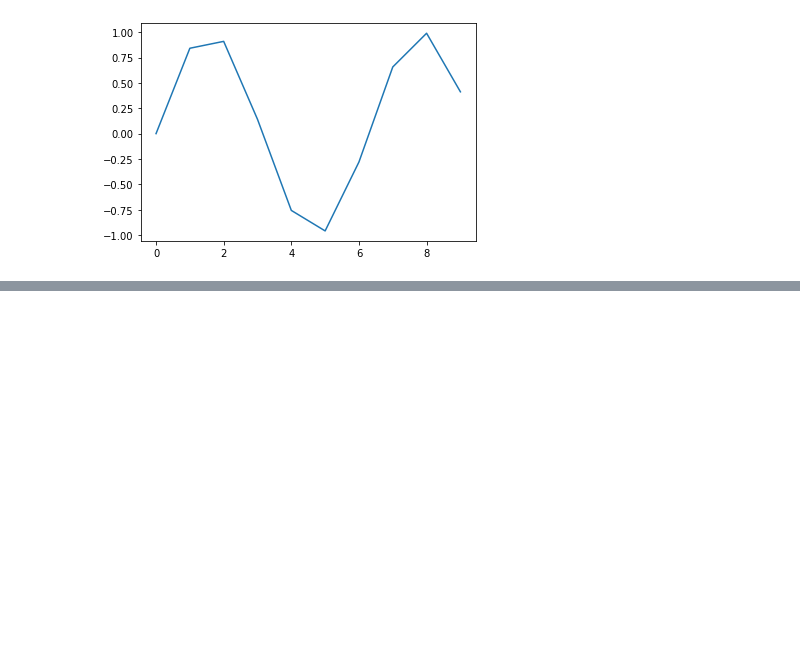
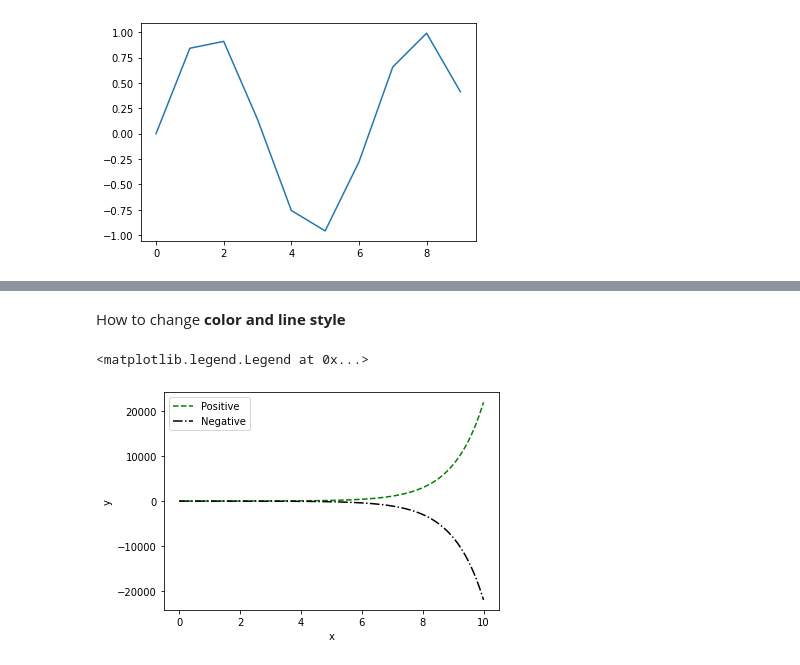
Before and after one commit to JaeKyunKo/Engineering_Department_Tutoring, a Jupyter notebook: Tutoring_Matplotlib.ipynb, the cells around one changed output, grey strips where cells are left out. Saved outputs shown, nothing was run; the diff lists cells and outputs as text; code cells hidden in the pictures; blank space fills up the shorter version.

```diff
--- a/Tutoring_Matplotlib.ipynb
+++ b/Tutoring_Matplotlib.ipynb
@@ -50,0 +92,14 @@ plt.show()
+# %% [markdown]
+How to change **color and line style**
+# %%
+x = np.arange(0, 10, 0.001)
+y1 = np.exp(x)
+y2 = -np.exp(x)
+plt.plot(x, y1, "--", color = "green", label = "Positive")
+plt.plot(x, y2, "-.", color = "black", label = "Negative")
+plt.xlabel("x")
+plt.ylabel("y")
+plt.legend(loc = "best")
+# %% [output]
+<matplotlib.legend.Legend at 0x...>
+[figure, added]
```
Also changed, not shown: parts of 10 cells of this notebook.
